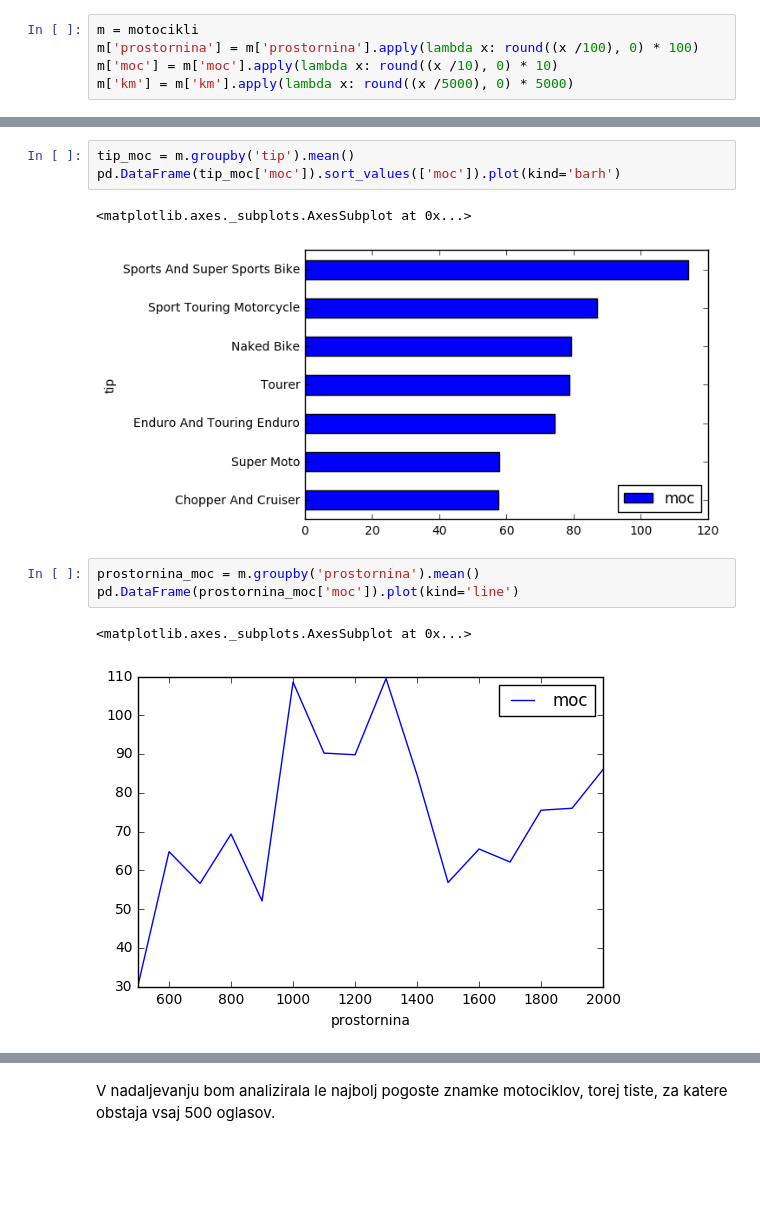
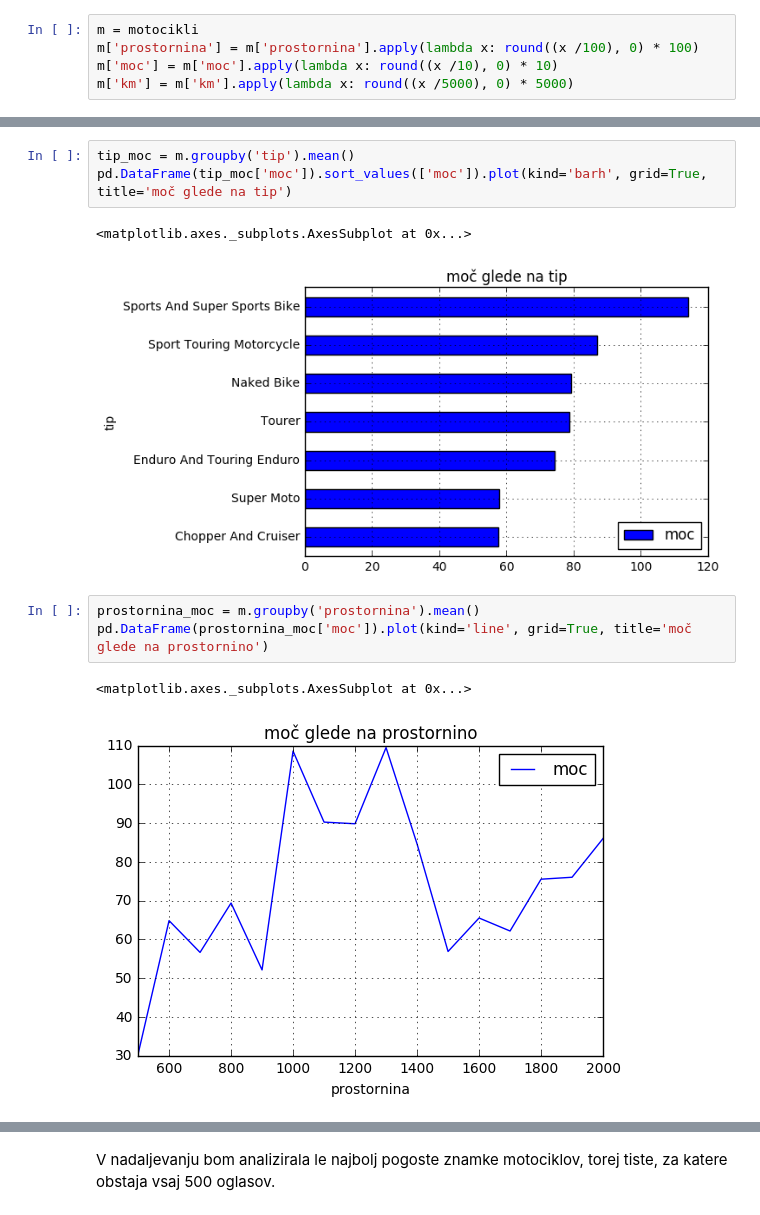
Before and after one commit to FMF-projects/rabljeni-motocikli, a Jupyter notebook: rabljeni_motocikli.ipynb, the cells around one changed output, grey strips where cells are left out. Cells and saved outputs as stored; diff of their text form; blank space fills up the shorter version.

```diff
--- a/rabljeni_motocikli.ipynb
+++ b/rabljeni_motocikli.ipynb
@@ -170,14 +211,14 @@ pd.DataFrame(tip_prostornina['prostornina']).sort_values(['prostornina']).plot(k
 # %%
 tip_moc = m.groupby('tip').mean()
-pd.DataFrame(tip_moc['moc']).sort_values(['moc']).plot(kind='barh')
+pd.DataFrame(tip_moc['moc']).sort_values(['moc']).plot(kind='barh', grid=True, title='moč glede na tip')
 # %% [output]
 <matplotlib.axes._subplots.AxesSubplot at 0x...>
-[figure, old version]
+[figure, new version]
 # %%
 prostornina_moc = m.groupby('prostornina').mean()
-pd.DataFrame(prostornina_moc['moc']).plot(kind='line')
+pd.DataFrame(prostornina_moc['moc']).plot(kind='line', grid=True, title='moč glede na prostornino')
 # %% [output]
 <matplotlib.axes._subplots.AxesSubplot at 0x...>
-[figure, old version]
+[figure, new version]
 # %%
 letnik_km = m.groupby('letnik').mean()
```
Also changed, not shown: parts of 26 cells of this notebook.
